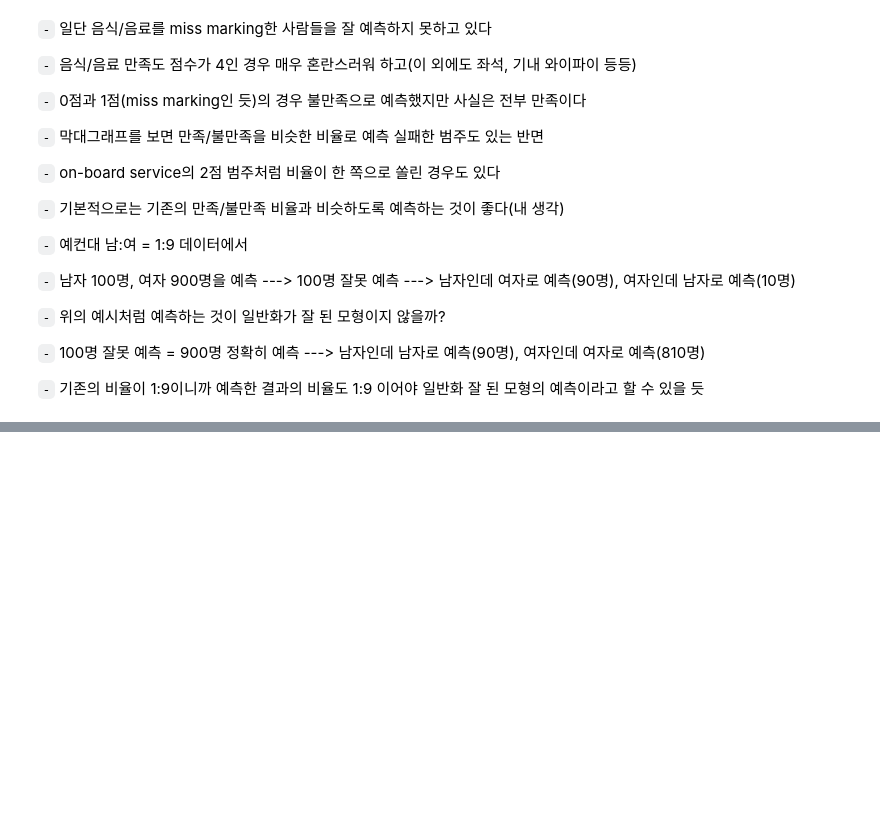
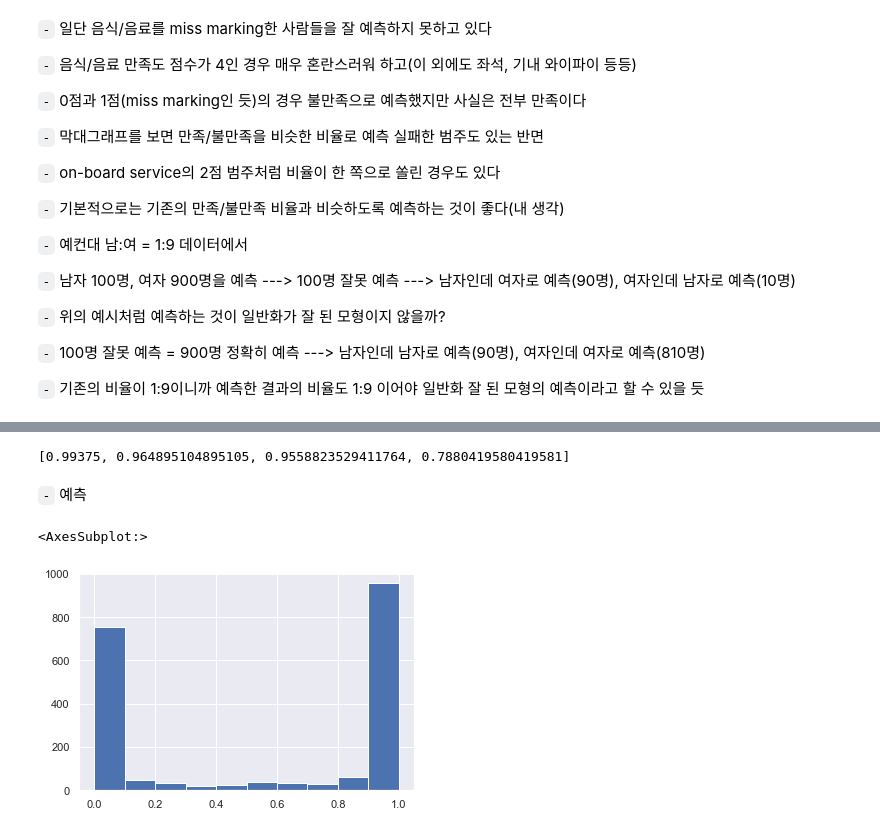
Before and after one commit to Jaesu26/Dacon-Basic, a Jupyter notebook: 항공사-고객만족도-예측/항공사-고객만족도-모델링/항공사-고객만족도-모델링.ipynb, the cells around one changed output, grey strips where cells are left out. Saved outputs shown, nothing was run; the diff lists cells and outputs as text; code cells hidden in the pictures; blank space fills up the shorter version.

```diff
--- a/항공사-고객만족도-예측/항공사-고객만족도-모델링/항공사-고객만족도-모델링.ipynb
+++ b/항공사-고객만족도-예측/항공사-고객만족도-모델링/항공사-고객만족도-모델링.ipynb
@@ -607,0 +778,22 @@ plt.show()
+# %%
+dt_seat = [dt_seat1, dt_seat2, dt_seat3, dt_seat4]
+target_seat = [target1, target2, target3, target4]
+test_seat = [test_seat1, test_seat2, test_seat3, test_seat4]
+# %%
+cb_list = [cb1, cb2, cb3, cb4]
+cb_valid = [[] for i in range(4)]
+cb_predict = [np.zeros(test_seat[i].shape[0]) for i in range(4)]
+
+for i in range(4):
+    for train_idx, valid_idx in skfold.split(dt_seat[i], target_seat[i]):
+        x_train, y_train = dt_seat[i].iloc[train_idx], target_seat[i].iloc[train_idx]
+        x_valid, y_valid = dt_seat[i].iloc[valid_idx], target_seat[i].iloc[valid_idx]
+
+        cb = cb_list[i]
+        cb.fit(x_train, y_train)
+
+        y_predict = (cb.predict_proba(x_valid)[:,1] > threshold).astype(int) ## 만족일 확률이 threshold 초과이면 1 아니라면 0 ## valid셋 예측
+        test_predict = cb.predict_proba(test_seat[i])[:,1]  ## 1(만족)일 확률 ## test셋 예측
+
+        cb_valid[i].append(accuracy(y_predict, y_valid)) ## valid 예측값
+        cb_predict[i] = cb_predict[i] + (test_predict / 10) ## test 예측값(10 Fold)
@@ -607,0 +812,6 @@ plt.show()
+# %%
+[np.mean(cb_valid[i]) for i in range(4)] # threshold 0.48
+# %% [output]
+[0.99375, 0.964895104895105, 0.9558823529411764, 0.7880419580419581]
+# %% [markdown]
+`-` 예측
@@ -607,0 +820,10 @@ plt.show()
+# %%
+test['target'] = 1 ## 좌석 만족도가 0점 또는 5점이면 만족(1)으로 예측
+# %%
+for i in range(4):
+    test.loc[test_seat[i].index.tolist(), 'target'] = cb_predict[i]
+# %%
+test['target'].hist()
+# %% [output]
+<AxesSubplot:>
+[figure, added]
```
Also changed, not shown: parts of 64 cells of this notebook.
